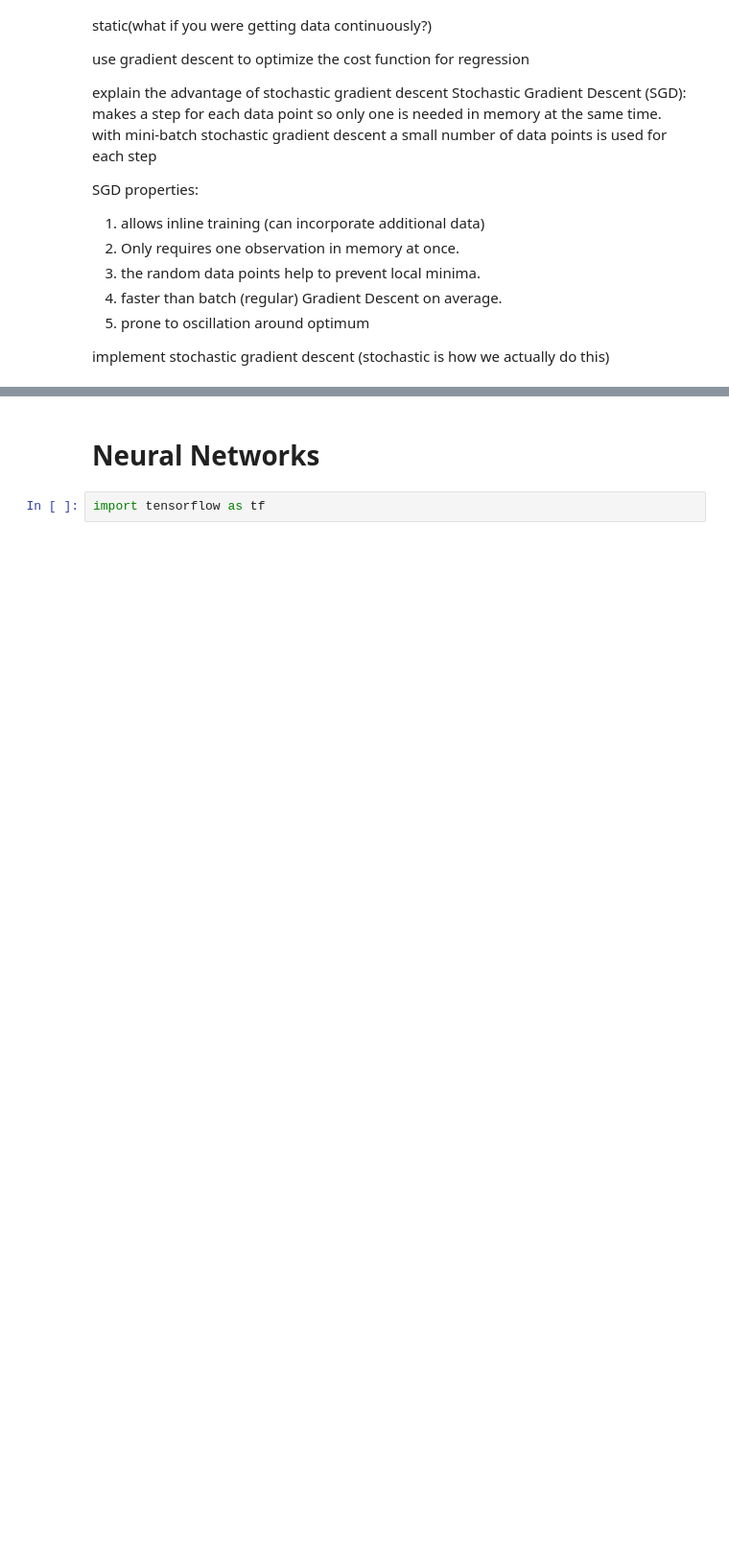
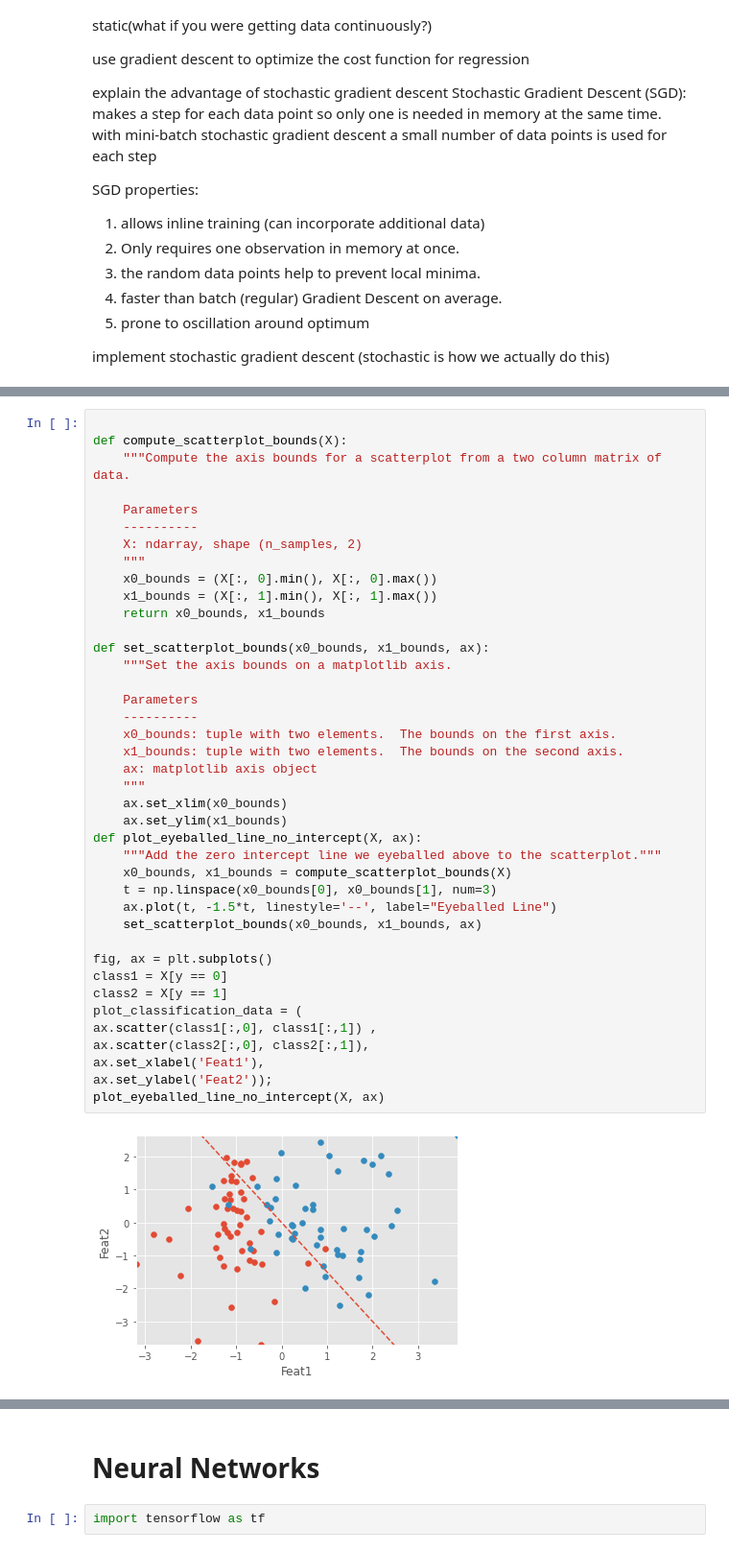
Before and after one commit to SmashAF/DSI_Study, a Jupyter notebook: Week6_Study_Sheet.ipynb, the cells around one changed output, grey strips where cells are left out. Shown at 96% size. Cells and saved outputs as stored; diff of their text form; blank space fills up the shorter version.

```diff
--- a/Week6_Study_Sheet.ipynb
+++ b/Week6_Study_Sheet.ipynb
@@ -72,0 +100,42 @@ implement stochastic gradient descent (stochastic is how we actually do this)
+# %%
+
+def compute_scatterplot_bounds(X):
+    """Compute the axis bounds for a scatterplot from a two column matrix of data.
+
+    Parameters
+    ----------
+    X: ndarray, shape (n_samples, 2)
+    """
+    x0_bounds = (X[:, 0].min(), X[:, 0].max())
+    x1_bounds = (X[:, 1].min(), X[:, 1].max())
+    return x0_bounds, x1_bounds
+
+def set_scatterplot_bounds(x0_bounds, x1_bounds, ax):
+    """Set the axis bounds on a matplotlib axis.
+
+    Parameters
+    ----------
+    x0_bounds: tuple with two elements.  The bounds on the first axis.
+    x1_bounds: tuple with two elements.  The bounds on the second axis.
+    ax: matplotlib axis object
+    """
+    ax.set_xlim(x0_bounds)
+    ax.set_ylim(x1_bounds)
+def plot_eyeballed_line_no_intercept(X, ax):
+    """Add the zero intercept line we eyeballed above to the scatterplot."""
+    x0_bounds, x1_bounds = compute_scatterplot_bounds(X)
+    t = np.linspace(x0_bounds[0], x0_bounds[1], num=3)
+    ax.plot(t, -1.5*t, linestyle='--', label="Eyeballed Line")
+    set_scatterplot_bounds(x0_bounds, x1_bounds, ax)
+
+fig, ax = plt.subplots()
+class1 = X[y == 0]
+class2 = X[y == 1]
+plot_classification_data = (
+ax.scatter(class1[:,0], class1[:,1]) ,
+ax.scatter(class2[:,0], class2[:,1]),
+ax.set_xlabel('Feat1'),
+ax.set_ylabel('Feat2'));
+plot_eyeballed_line_no_intercept(X, ax)
+# %% [output]
+[figure, added]
```
Also changed, not shown: parts of 67 cells of this notebook, 10 other files.
